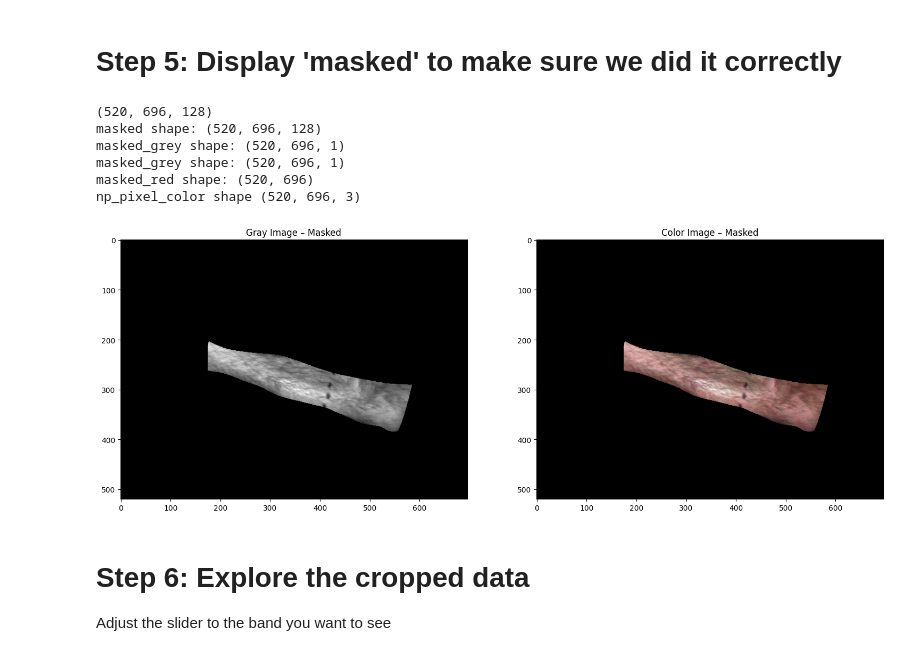
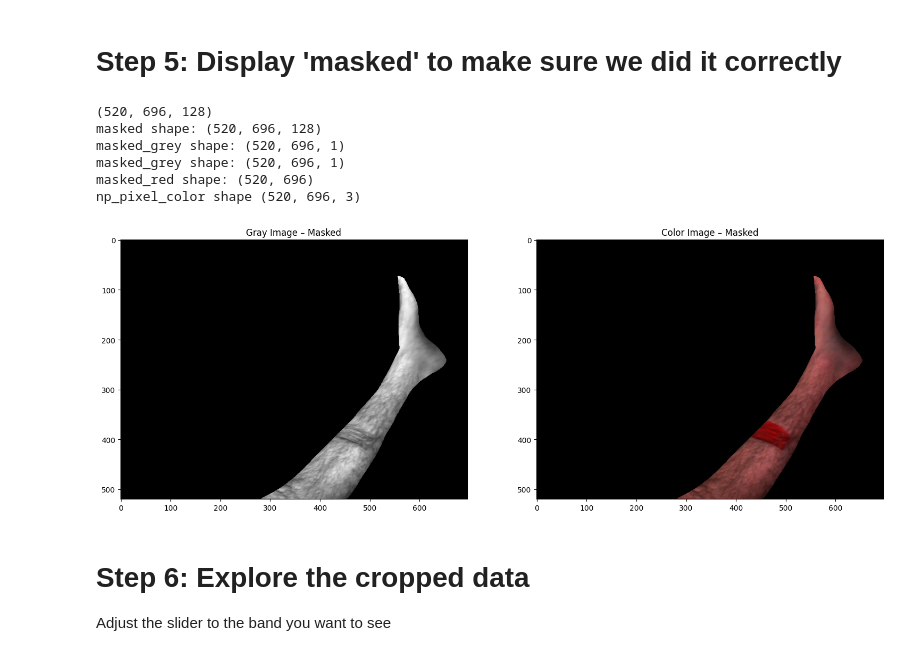
Before and after one commit to QuantumCodeSmith/cube, a Jupyter notebook: FloatCropper.ipynb, the cells around one changed output. Saved outputs shown, nothing was run; the diff lists cells and outputs as text; code cells hidden in the pictures.

```diff
--- a/FloatCropper.ipynb
+++ b/FloatCropper.ipynb
@@ -15,8 +17,8 @@ Change the filename to the
 import spectral.io.envi as envi
 
 # Change this filename each time you go through the script
-filename = 'float save'
-directory = '/Users/maycaj/Downloads/'
+filename = 'Lipstick Type 3 Image 5'
+directory = '/Users/maycaj/Documents/Hyperspectral-Imaging_II/Lipstick Input/Valid/Lipstick 3/'
 filepath = directory + filename + '.float'
 HDRpath = directory + filename + '.hdr'
 
@@ -135,38 +139,38 @@ masked_grey.squeeze()
 print(f'masked_grey shape: {masked_grey.shape}')
 
 # Display the gray image in the first subplot
 ax3.imshow(masked_grey, cmap='gray')
 ax3.set_title('Gray Image – Masked')
 
 # Grab the colored bands
 masked_red = masked[:,:,20]
 masked_green = masked[:,:,35]
 masked_blue = masked[:,:,60]
 
-# Normalize the bands to [0, 1] for each color channel
-masked_red = (masked_red - np.min(masked_red)) / (np.max(masked_red) - np.min(masked_red))
-masked_green = (masked_green - np.min(masked_green)) / (np.max(masked_green) - np.min(masked_green))
-masked_blue = (masked_blue - np.min(masked_blue)) / (np.max(masked_blue) - np.min(masked_blue))
+# # Normalize the bands to [0, 1] for each color channel
+# masked_red = (masked_red - np.min(masked_red)) / (np.max(masked_red) - np.min(masked_red))
+# masked_green = (masked_green - np.min(masked_green)) / (np.max(masked_green) - np.min(masked_green))
+# masked_blue = (masked_blue - np.min(masked_blue)) / (np.max(masked_blue) - np.min(masked_blue))
 
 print('masked_red shape:', masked_red.shape)
 
 masked_color = np.dstack((masked_blue,masked_green,masked_red))
 print('np_pixel_color shape',masked_color.shape)
 
 # Display the color image in the second subplot
 ax4.imshow(masked_color)
 ax4.set_title('Color Image – Masked')
 
 # Show the figure with both subplots
 plt.show()
 # %% [output]
 (520, 696, 128)
 masked shape: (520, 696, 128)
 masked_grey shape: (520, 696, 1)
 masked_grey shape: (520, 696, 1)
 masked_red shape: (520, 696)
 np_pixel_color shape (520, 696, 3)
-[figure, old version]
+[figure, new version]
 # %% [markdown]
 # **Step 6:** Explore the cropped data
 Adjust the slider to the band you want to see
```
Also changed, not shown: parts of 9 cells of this notebook.
